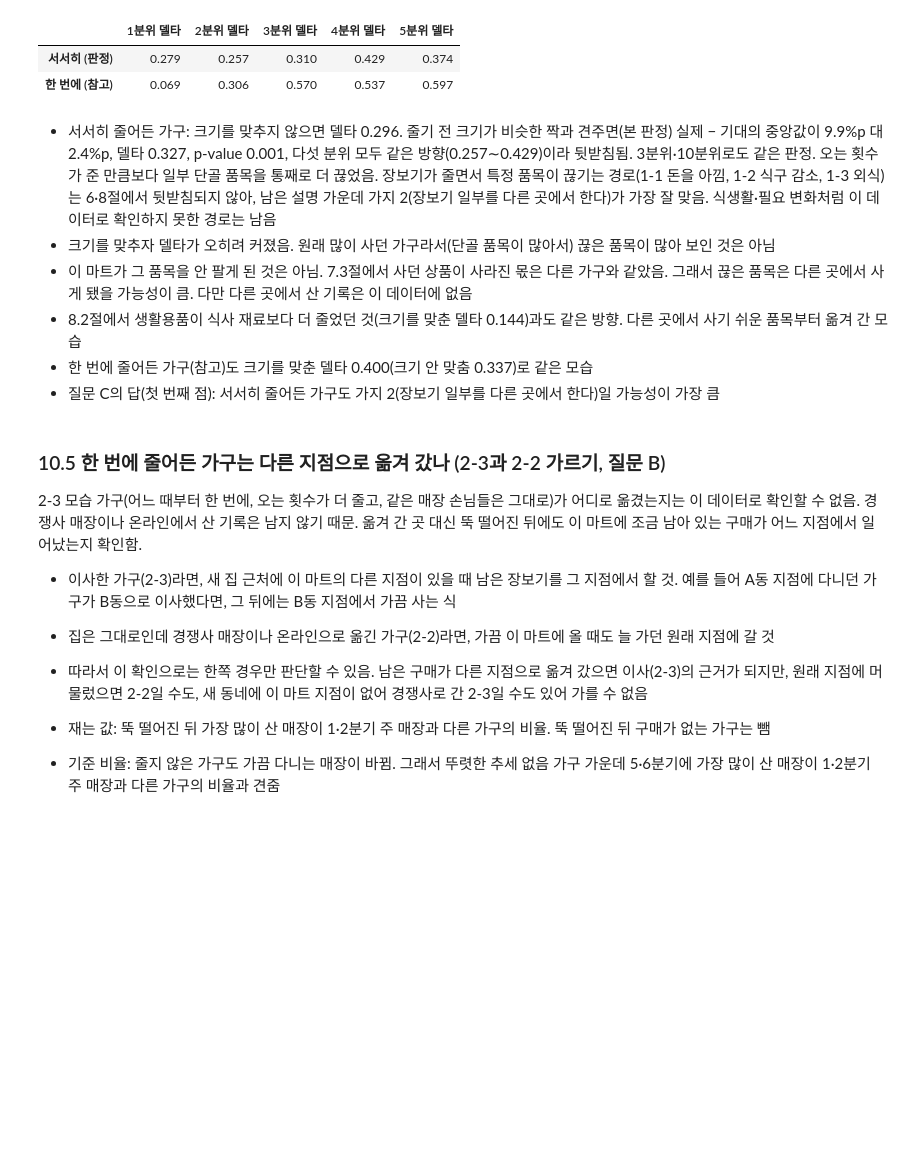
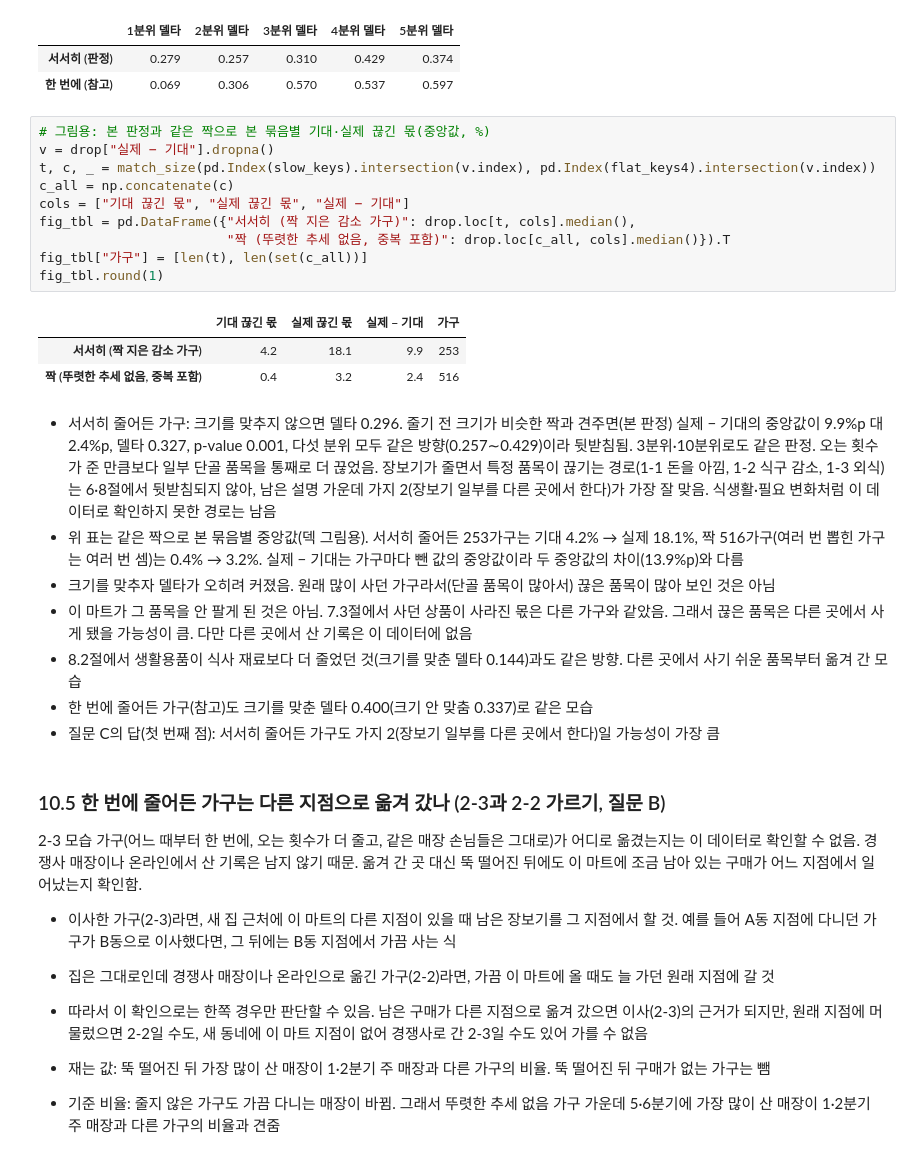
Before and after one commit to yeoldul123/my_portfolio-main, a Jupyter notebook: 02_[CRM_추세검정&매칭]_식료품_마트_이탈_방지_CRM_타기팅_분석/01_원인_탐색.ipynb, the cells around one changed output. Drawn from its saved outputs; the diff is of its cells as text; blank space fills up the shorter version.

Commit message:
10.4절에 짝지은 비교의 기대·실제 끊긴 몫 출력 추가
본 판정과 같은 짝으로 묶음별 기대·실제 중앙값을 출력하는 셀을 더하고,
해석에 두 중앙값의 차이와 가구별 차이의 중앙값이 다른 이유를 적음

Co-Authored-By: Claude Opus 5.5 <noreply@anthropic.com>

```diff
--- a/02_[CRM_추세검정&매칭]_식료품_마트_이탈_방지_CRM_타기팅_분석/01_원인_탐색.ipynb
+++ b/02_[CRM_추세검정&매칭]_식료품_마트_이탈_방지_CRM_타기팅_분석/01_원인_탐색.ipynb
@@ -2025,8 +2025,23 @@ m104 = matched_table({"서서히 (판정)": (drop["실제 − 기대"], slow_key
 |  | 1분위 델타 | 2분위 델타 | 3분위 델타 | 4분위 델타 | 5분위 델타 |
 | 서서히 (판정) | 0.279 | 0.257 | 0.310 | 0.429 | 0.374 |
 | 한 번에 (참고) | 0.069 | 0.306 | 0.570 | 0.537 | 0.597 |
+# %%
+# 그림용: 본 판정과 같은 짝으로 본 묶음별 기대·실제 끊긴 몫(중앙값, %)
+v = drop["실제 − 기대"].dropna()
+t, c, _ = match_size(pd.Index(slow_keys).intersection(v.index), pd.Index(flat_keys4).intersection(v.index))
+c_all = np.concatenate(c)
+cols = ["기대 끊긴 몫", "실제 끊긴 몫", "실제 − 기대"]
+fig_tbl = pd.DataFrame({"서서히 (짝 지은 감소 가구)": drop.loc[t, cols].median(),
+                        "짝 (뚜렷한 추세 없음, 중복 포함)": drop.loc[c_all, cols].median()}).T
+fig_tbl["가구"] = [len(t), len(set(c_all))]
+fig_tbl.round(1)
+# %% [output]
+|  | 기대 끊긴 몫 | 실제 끊긴 몫 | 실제 − 기대 | 가구 |
+| 서서히 (짝 지은 감소 가구) | 4.2 | 18.1 | 9.9 | 253 |
+| 짝 (뚜렷한 추세 없음, 중복 포함) | 0.4 | 3.2 | 2.4 | 516 |
 # %% [markdown]
 - 서서히 줄어든 가구: 크기를 맞추지 않으면 델타 0.296. 줄기 전 크기가 비슷한 짝과 견주면(본 판정) 실제 − 기대의 중앙값이 9.9%p 대 2.4%p, 델타 0.327, p-value 0.001, 다섯 분위 모두 같은 방향(0.257∼0.429)이라 뒷받침됨. 3분위·10분위로도 같은 판정. 오는 횟수가 준 만큼보다 일부 단골 품목을 통째로 더 끊었음. 장보기가 줄면서 특정 품목이 끊기는 경로(1-1 돈을 아낌, 1-2 식구 감소, 1-3 외식)는 6·8절에서 뒷받침되지 않아, 남은 설명 가운데 가지 2(장보기 일부를 다른 곳에서 한다)가 가장 잘 맞음. 식생활·필요 변화처럼 이 데이터로 확인하지 못한 경로는 남음
+- 위 표는 같은 짝으로 본 묶음별 중앙값(덱 그림용). 서서히 줄어든 253가구는 기대 4.2% → 실제 18.1%, 짝 516가구(여러 번 뽑힌 가구는 여러 번 셈)는 0.4% → 3.2%. 실제 − 기대는 가구마다 뺀 값의 중앙값이라 두 중앙값의 차이(13.9%p)와 다름
 - 크기를 맞추자 델타가 오히려 커졌음. 원래 많이 사던 가구라서(단골 품목이 많아서) 끊은 품목이 많아 보인 것은 아님
 - 이 마트가 그 품목을 안 팔게 된 것은 아님. 7.3절에서 사던 상품이 사라진 몫은 다른 가구와 같았음. 그래서 끊은 품목은 다른 곳에서 사게 됐을 가능성이 큼. 다만 다른 곳에서 산 기록은 이 데이터에 없음
 - 8.2절에서 생활용품이 식사 재료보다 더 줄었던 것(크기를 맞춘 델타 0.144)과도 같은 방향. 다른 곳에서 사기 쉬운 품목부터 옮겨 간 모습
```
